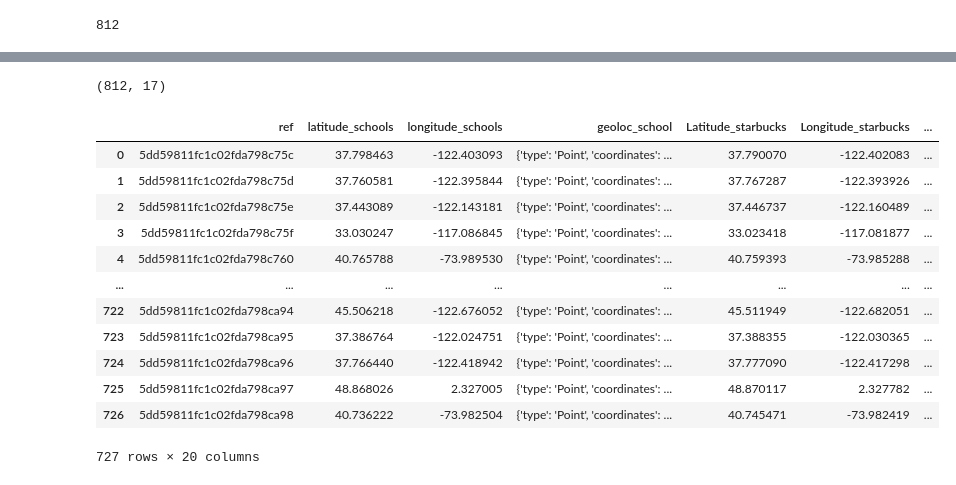
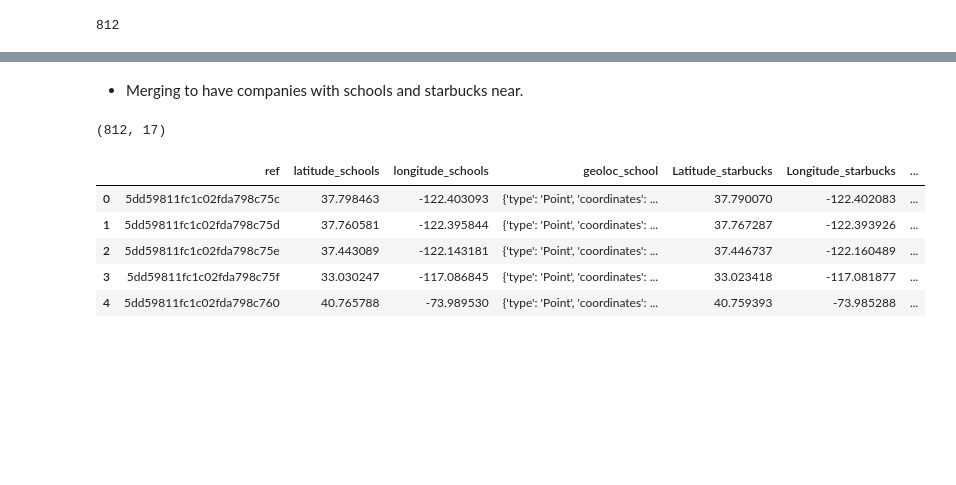
Before and after one commit to blancalluch/project-mongodb-geospartial-queries, a Jupyter notebook: 4Schools.ipynb, the cells around one changed output, grey strips where cells are left out. Drawn from its saved outputs; the diff is of its cells as text; code cells hidden in the pictures; blank space fills up the shorter version.

```diff
--- a/4Schools.ipynb
+++ b/4Schools.ipynb
@@ -67,3 +64,5 @@ sch_stb_1M
+# %% [markdown]
+- Merging to have companies with schools and starbucks near.
 # %%
 merge_sch_stb=pd.merge(sch_stb_1M,stb_1M,how="inner",on='ref')
 # %%
@@ -73,18 +72,11 @@ stb_1M.shape
 # %%
 merge_sch_stb.to_json('./output/StarbucksSchool_1M.json', orient="records")
 # %%
-merge_sch_stb
+merge_sch_stb.head()
 # %% [output]
 |  | ref | latitude_schools | longitude_schools | geoloc_school | Latitude_starbucks | Longitude_starbucks | ... |
 | 0 | 5dd59811fc1c02fda798c75c | 37.798463 | -122.403093 | {'type': 'Point', 'coordinates': ... | 37.790070 | -122.402083 | ... |
 | 1 | 5dd59811fc1c02fda798c75d | 37.760581 | -122.395844 | {'type': 'Point', 'coordinates': ... | 37.767287 | -122.393926 | ... |
 | 2 | 5dd59811fc1c02fda798c75e | 37.443089 | -122.143181 | {'type': 'Point', 'coordinates': ... | 37.446737 | -122.160489 | ... |
 | 3 | 5dd59811fc1c02fda798c75f | 33.030247 | -117.086845 | {'type': 'Point', 'coordinates': ... | 33.023418 | -117.081877 | ... |
 | 4 | 5dd59811fc1c02fda798c760 | 40.765788 | -73.989530 | {'type': 'Point', 'coordinates': ... | 40.759393 | -73.985288 | ... |
-| ... | ... | ... | ... | ... | ... | ... | ... |
-| 722 | 5dd59811fc1c02fda798ca94 | 45.506218 | -122.676052 | {'type': 'Point', 'coordinates': ... | 45.511949 | -122.682051 | ... |
-| 723 | 5dd59811fc1c02fda798ca95 | 37.386764 | -122.024751 | {'type': 'Point', 'coordinates': ... | 37.388355 | -122.030365 | ... |
-| 724 | 5dd59811fc1c02fda798ca96 | 37.766440 | -122.418942 | {'type': 'Point', 'coordinates': ... | 37.777090 | -122.417298 | ... |
-| 725 | 5dd59811fc1c02fda798ca97 | 48.868026 | 2.327005 | {'type': 'Point', 'coordinates': ... | 48.870117 | 2.327782 | ... |
-| 726 | 5dd59811fc1c02fda798ca98 | 40.736222 | -73.982504 | {'type': 'Point', 'coordinates': ... | 40.745471 | -73.982419 | ... |
-727 rows × 20 columns
```
Also changed, not shown: parts of 3 cells of this notebook, 6 other files.
